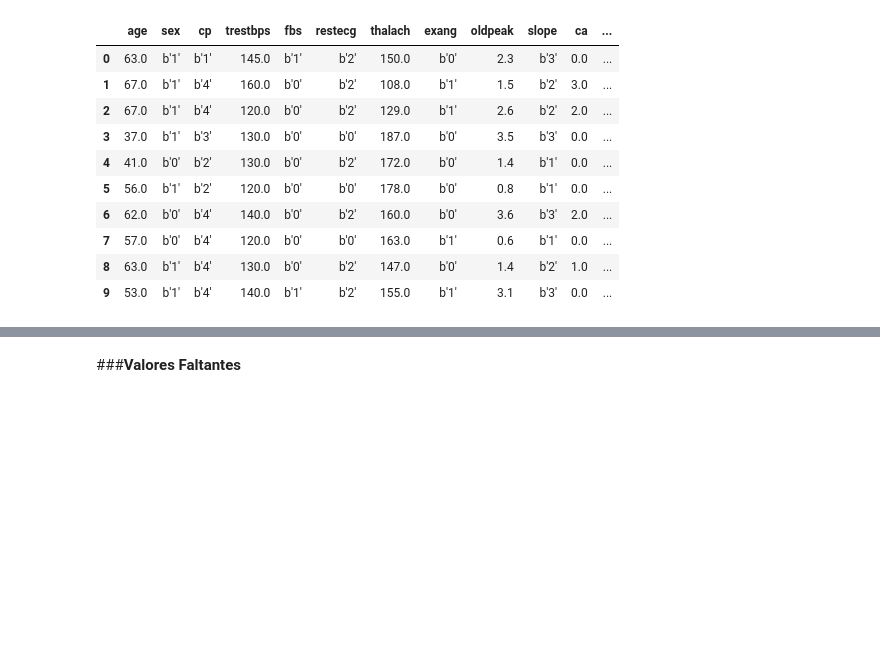
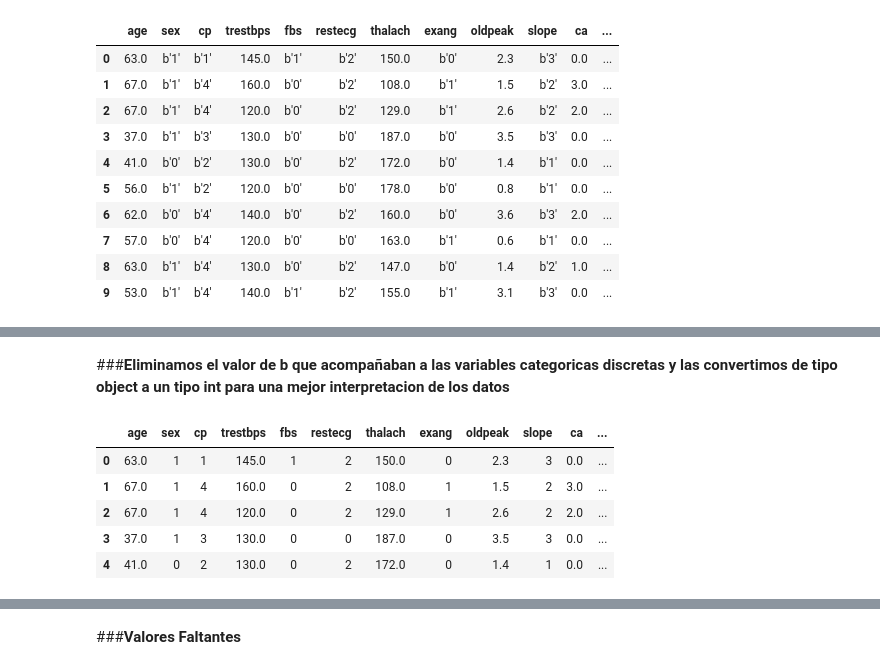
Before and after one commit to javel3232/cholesterol, a Jupyter notebook: EDA2.ipynb, the cells around one changed output, grey strips where cells are left out. Cells and saved outputs as stored; diff of their text form; code cells hidden in the pictures; blank space fills up the shorter version.

```diff
--- a/EDA2.ipynb
+++ b/EDA2.ipynb
@@ -74 +94,22 @@ df.head(10)
+# %% [markdown]
+###**Eliminamos el valor de b que acompañaban a las variables categoricas discretas y las convertimos de tipo object a un tipo int para una mejor interpretacion de los datos**
+# %%
+
+for col in df.columns:
+    if df[col].dtype == 'object':
+        df[col] = df[col].apply(lambda x: x.decode('utf-8') if isinstance(x, bytes) else x)
+        df[col] = df[col].astype(str)
+
+int_cols = ['sex', 'cp', 'fbs', 'restecg', 'exang', 'slope', 'ca', 'thal', 'num']
+for col in int_cols:
+    df[col] = pd.to_numeric(df[col], errors='coerce', downcast='integer')
+
+df.head()
+# %% [output]
+|  | age | sex | cp | trestbps | fbs | restecg | thalach | exang | oldpeak | slope | ca | ... |
+| 0 | 63.0 | 1 | 1 | 145.0 | 1 | 2 | 150.0 | 0 | 2.3 | 3 | 0.0 | ... |
+| 1 | 67.0 | 1 | 4 | 160.0 | 0 | 2 | 108.0 | 1 | 1.5 | 2 | 3.0 | ... |
+| 2 | 67.0 | 1 | 4 | 120.0 | 0 | 2 | 129.0 | 1 | 2.6 | 2 | 2.0 | ... |
+| 3 | 37.0 | 1 | 3 | 130.0 | 0 | 0 | 187.0 | 0 | 3.5 | 3 | 0.0 | ... |
+| 4 | 41.0 | 0 | 2 | 130.0 | 0 | 2 | 172.0 | 0 | 1.4 | 1 | 0.0 | ... |
 # %% [markdown]
```
Also changed, not shown: parts of 12 cells of this notebook.
